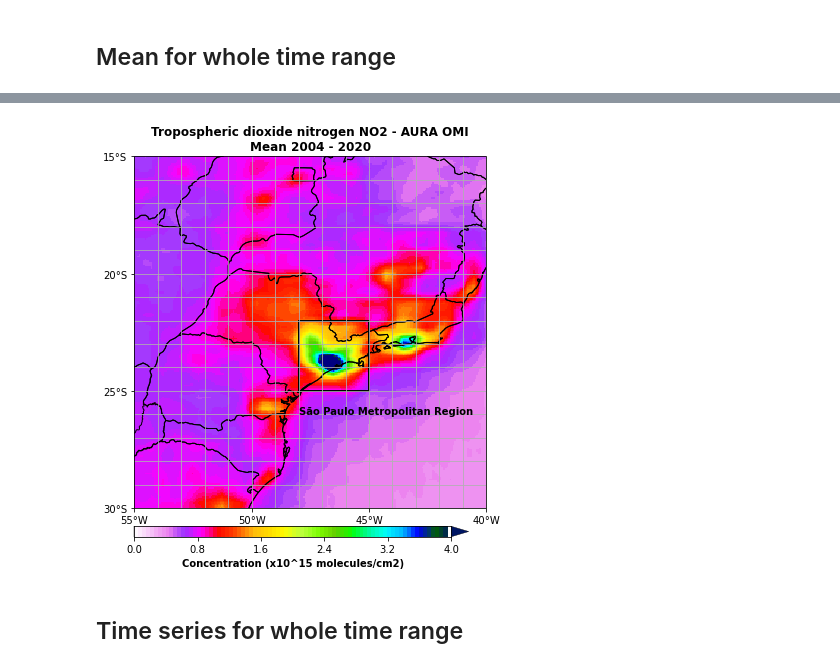
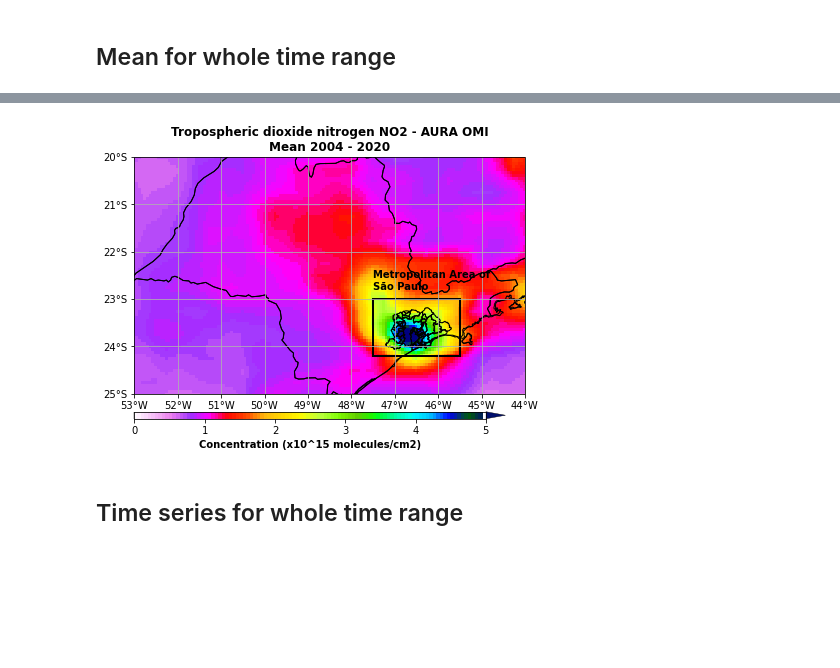
Before and after one commit to SandroAlex/phd, a Jupyter notebook: notebooks/covid19/no2_omi2.ipynb, the cells around one changed output, grey strips where cells are left out. Cells and saved outputs as stored; diff of their text form; code cells hidden in the pictures; blank space fills up the shorter version.

```diff
--- a/notebooks/covid19/no2_omi2.ipynb
+++ b/notebooks/covid19/no2_omi2.ipynb
@@ -450,0 +454,9 @@ grid={
+# %%
+# Whole São Paulo State.
+shp_file = "/LFASGI/sandroal/data_sets/MUNICIPALITIES/SP/sao_paulo.shp"
+
+# Load data.
+gdf = gpd.read_file(shp_file)
+
+# Show it.
+print(">>> Columns:\n", gdf.columns)
@@ -450,0 +469,9 @@ grid={
+# %%
+# Metropolitan area of São Paulo.
+masp = gdf.NOMEMESO == "METROPOLITANA DE SAO PAULO"
+ax = gdf[masp].plot(facecolor="red", figsize=(12, 6))
+gdf[~masp].plot(ax=ax)
+plt.title("Metropolitan Area of São Paulo", weight="bold")
+plt.grid()
+plt.xlabel("Longitude (°)", weight="bold")
+_ = plt.ylabel("Latitude (°)", weight="bold")
@@ -452,7 +481,7 @@ grid={
 ## Mean for whole time range
 # %%
 # Box around São Paulo Metropolitan Region.
-box_lat_i = -25.0; box_lat_f = -22.0; box_lon_i = -48.0; box_lon_f = -45.0
+box_lat_i = -24.2; box_lat_f = -23.0; box_lon_i = -47.5; box_lon_f = -45.5
 box_dlat = box_lat_f - box_lat_i
 box_dlon = box_lon_f - box_lon_i
 box_lat_slice = slice(box_lat_i, box_lat_f)
@@ -480,15 +509,15 @@ axgr = AxesGrid(
 # Make maps.
 for index, axis in enumerate(axgr):
     axis.coastlines()
-    axis.set_extent([-55, -40, -30, -15], crs=projection)
+    axis.set_extent([-53, -44, -25, -20], crs=projection)
     axis.add_feature(cfeature.BORDERS)
-    axis.set_xticks(np.arange(-55, -40 + 5, 5), crs=projection)
-    axis.set_yticks(np.arange(-30, -15 + 5, 5), crs=projection)
+    axis.set_xticks(np.arange(-53, -44 + 1, 1), crs=projection)
+    axis.set_yticks(np.arange(-25, -20 + 1, 1), crs=projection)
     lon_formatter = LongitudeFormatter(zero_direction_label=True)
     lat_formatter = LatitudeFormatter()
     axis.xaxis.set_major_formatter(lon_formatter)
     axis.yaxis.set_major_formatter(lat_formatter)
-    axis.gridlines(xlocs=range(-55, -40 + 1, 1), ylocs=range(-30, -15 + 1, 1))
+    axis.gridlines(xlocs=range(-53, -44 + 1, 1), ylocs=range(-25, -20 + 1, 1))
 
     # Brazilian states's boundaries.
     for state in shp.geometries():
@@ -504,8 +533,8 @@ p = (DS.NO2.mean("time") / scale).\
     interp(coords=grid).plot(
     ax=axgr[0],
     vmin=0.00,
-    vmax=4.00,
-    levels=np.arange(0.00, 4.00 + 0.05, 0.05),
+    vmax=5.00,
+    levels=np.arange(0.00, 5.00 + 0.05, 0.05),
     cmap=plt.cm.gist_ncar_r,
     add_colorbar=False,
     add_labels=False
@@ -516,7 +545,7 @@ cb = axgr.cbar_axes[0].colorbar(p, extend="max")
 cb.set_label_text("Concentration (x10^15 molecules/cm2)", weight="bold")
 
 # Box around São Paulo city.
-axgr[0].text(x=box_lon_i, y=-26, s="São Paulo Metropolitan Region", color="black", weight="bold")
+axgr[0].text(x=box_lon_i, y=-22.8, s="Metropolitan Area of\nSão Paulo", color="black", weight="bold")
 axgr[0].add_patch(mpatches.Rectangle(
     xy=[box_lon_i, box_lat_i],
     width=box_dlon,
@@ -527,6 +556,9 @@ axgr[0].add_patch(mpatches.Rectangle(
     facecolor="black"
 ))
 
+# Metropolitan area of São Paulo.
+gdf[masp].plot(ax=axgr[0], facecolor="none", edgecolor="black", lw=1)
+
 # Adjustments.
 axgr[0].set_title("Tropospheric dioxide nitrogen NO2 - AURA OMI\nMean 2004 - 2020", weight="bold")
 
@@ -542,4 +574,4 @@ Wall time: 14.6 s
-[figure, old version]
+[figure, new version]
 # %% [markdown]
 ## Time series for whole time range
 # %%
```
Also changed, not shown: parts of 34 cells of this notebook.
